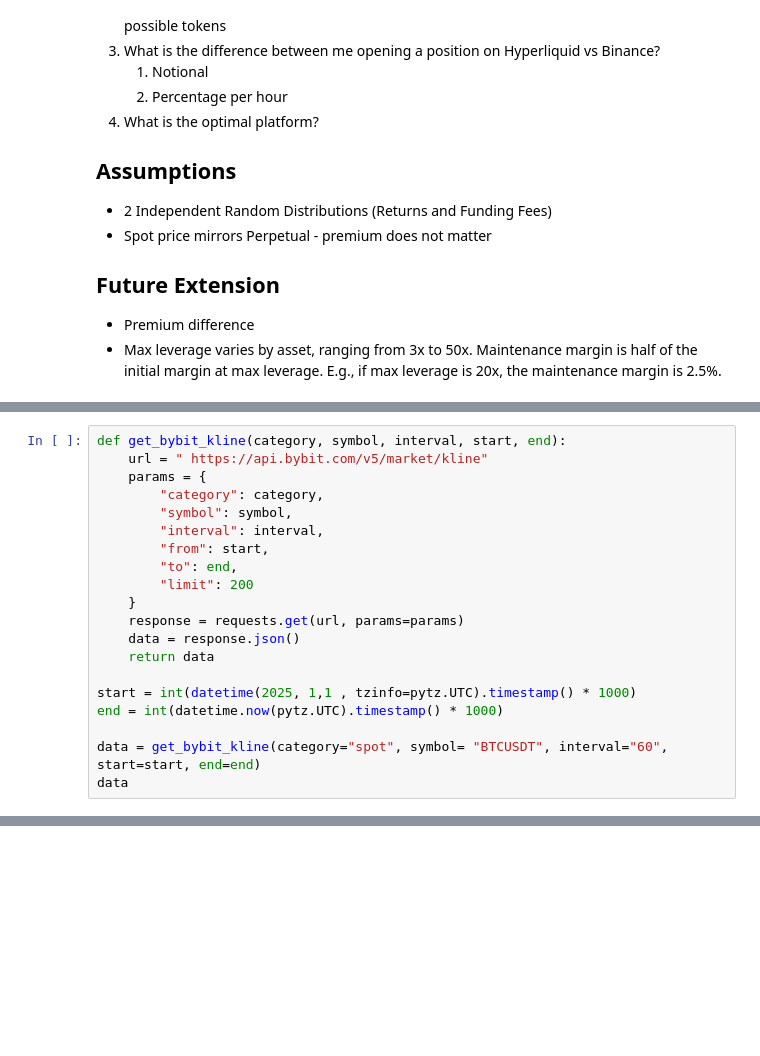
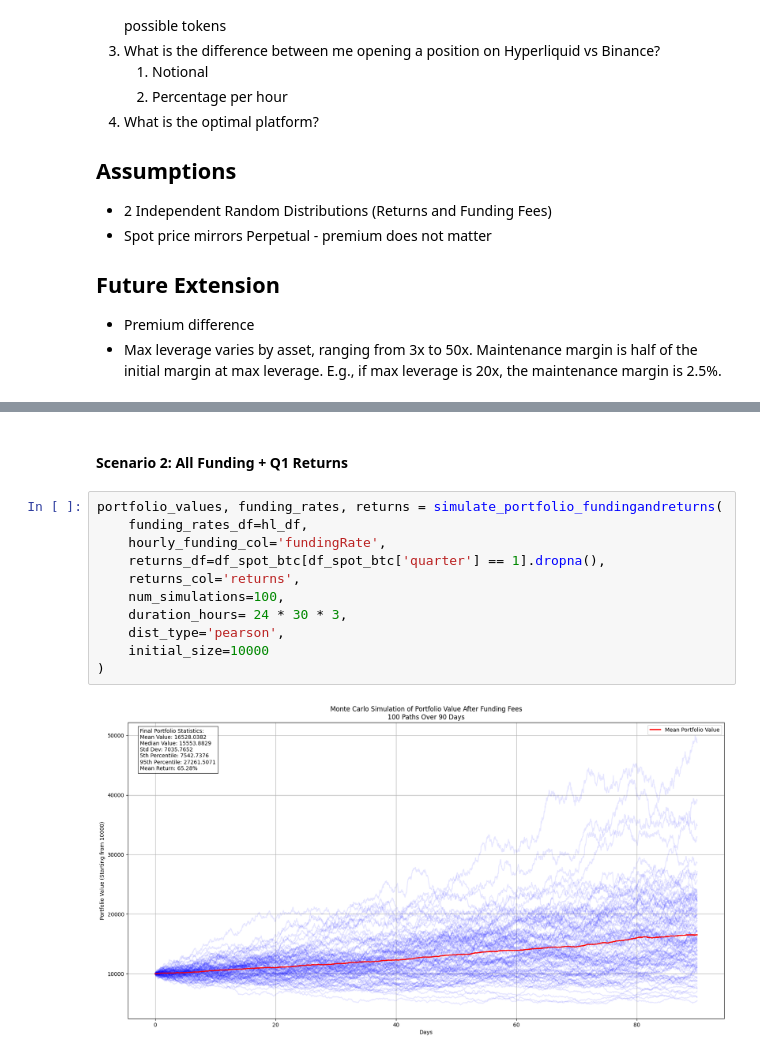
Before and after one commit to ryantjx/stochastic-modelling-of-digital-asset-perpetual-futures, a Jupyter notebook: notebooks/2_fundingandprice.ipynb, the cells around one changed output, grey strips where cells are left out. Cells and saved outputs as stored; diff of their text form; blank space fills up the shorter version.

Commit message:
update funding and price simulation

```diff
--- a/notebooks/2_fundingandprice.ipynb
+++ b/notebooks/2_fundingandprice.ipynb
@@ -77,20 +178,0 @@ data
-# %%
-def get_bybit_kline(category, symbol, interval, start, end):
-    url = " https://api.bybit.com/v5/market/kline"
-    params = {
-        "category": category,
-        "symbol": symbol,
-        "interval": interval,
-        "from": start,
-        "to": end,
-        "limit": 200
-    }
-    response = requests.get(url, params=params)
-    data = response.json()
-    return data
-
-start = int(datetime(2025, 1,1 , tzinfo=pytz.UTC).timestamp() * 1000)
-end = int(datetime.now(pytz.UTC).timestamp() * 1000)
-
-data = get_bybit_kline(category="spot", symbol= "BTCUSDT", interval="60", start=start, end=end)
-data
@@ -118,0 +844,15 @@ requests.get(url = "https://api.bybit.com/v5/market/time")
+# %% [markdown]
+#### Scenario 2: All Funding + Q1 Returns
+# %%
+portfolio_values, funding_rates, returns = simulate_portfolio_fundingandreturns(
+    funding_rates_df=hl_df,
+    hourly_funding_col='fundingRate',
+    returns_df=df_spot_btc[df_spot_btc['quarter'] == 1].dropna(),
+    returns_col='returns',
+    num_simulations=100,
+    duration_hours= 24 * 30 * 3,
+    dist_type='pearson',
+    initial_size=10000
+)
+# %% [output]
+[figure, added]
```
Also changed, not shown: parts of 23 cells of this notebook, 1 other file.
